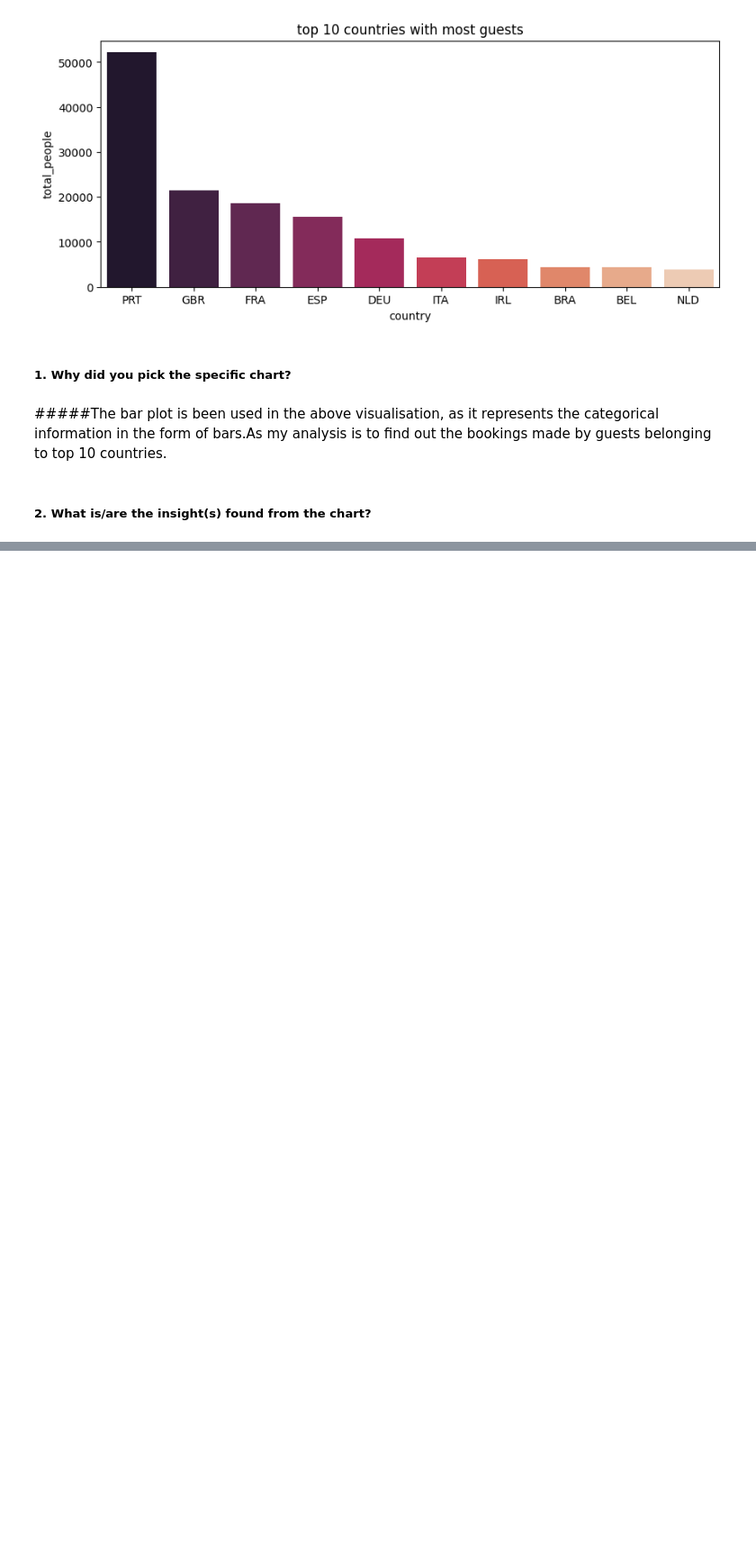
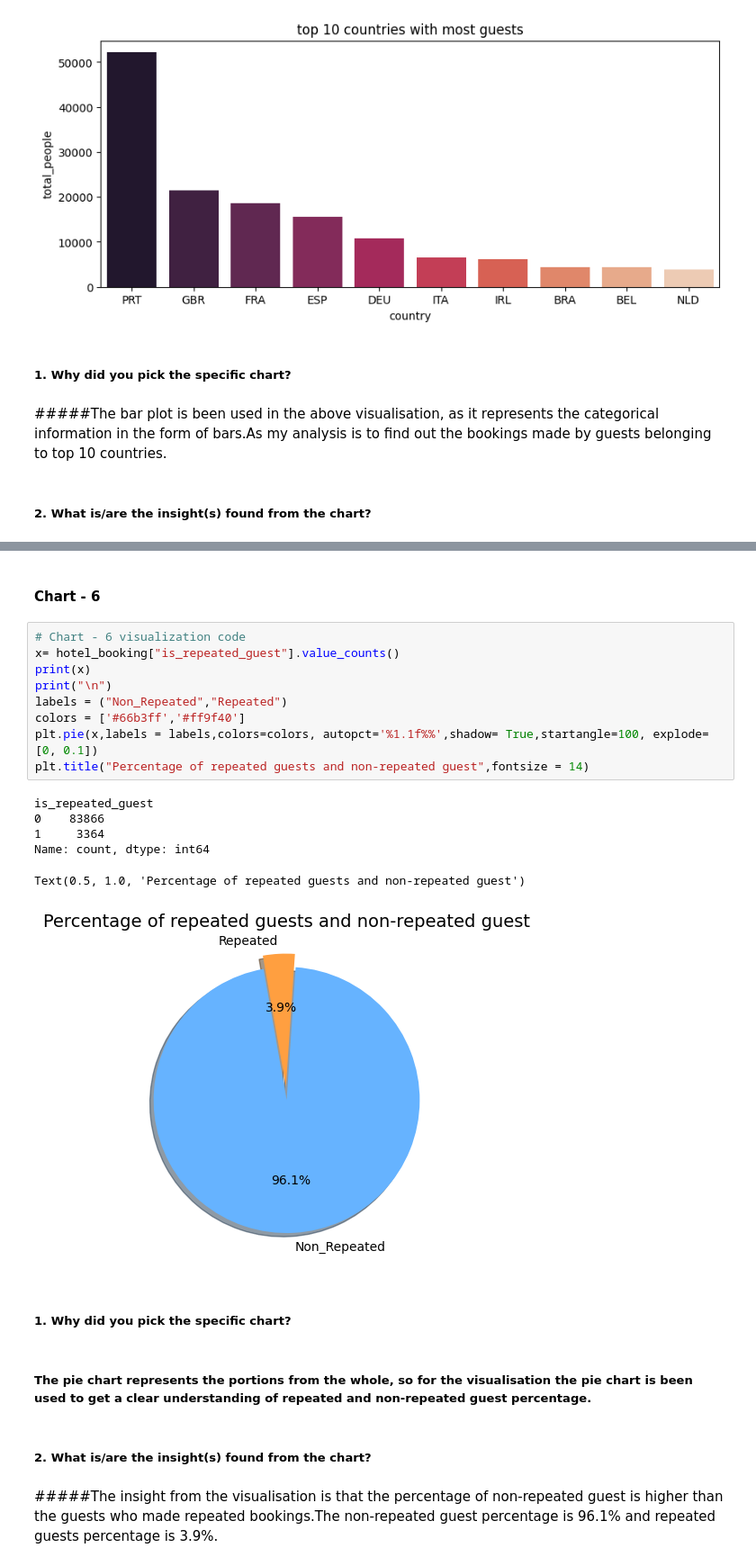
Before and after one commit to jyothika2809/CITY-AND-RESORT-HOTEL-EDA-AND-DASHBOARD, a Jupyter notebook: EDA_hotel_booking_analysis.ipynb, the cells around one changed output, grey strips where cells are left out. Shown: that part at 90% size. Cells and saved outputs as stored; diff of their text form; blank space fills up the shorter version.

```diff
--- a/EDA_hotel_booking_analysis.ipynb
+++ b/EDA_hotel_booking_analysis.ipynb
@@ -550,0 +564,26 @@ Text(0.5, 1.0, 'top 10 countries with most guests')
+# %% [markdown]
+#### Chart - 6
+# %%
+# Chart - 6 visualization code
+x= hotel_booking["is_repeated_guest"].value_counts()
+print(x)
+print("\n")
+labels = ("Non_Repeated","Repeated")
+colors = ['#66b3ff','#ff9f40']
+plt.pie(x,labels = labels,colors=colors, autopct='%1.1f%%',shadow= True,startangle=100, explode=[0, 0.1])
+plt.title("Percentage of repeated guests and non-repeated guest",fontsize = 14)
+# %% [output]
+is_repeated_guest
+0    83866
+1     3364
+Name: count, dtype: int64
+Text(0.5, 1.0, 'Percentage of repeated guests and non-repeated guest')
+[figure, added]
+# %% [markdown]
+##### 1. Why did you pick the specific chart?
+# %% [markdown]
+##### The pie chart represents the portions from the whole, so for the visualisation the pie chart is been used to get a clear understanding of repeated and non-repeated guest percentage.
+# %% [markdown]
+##### 2. What is/are the insight(s) found from the chart?
+# %% [markdown]
+#####The insight from the visualisation is that the percentage of non-repeated guest is higher than the guests who made repeated bookings.The non-repeated guest percentage is 96.1% and repeated guests percentage is 3.9%.
```
Also changed, not shown: parts of 11 cells of this notebook.
